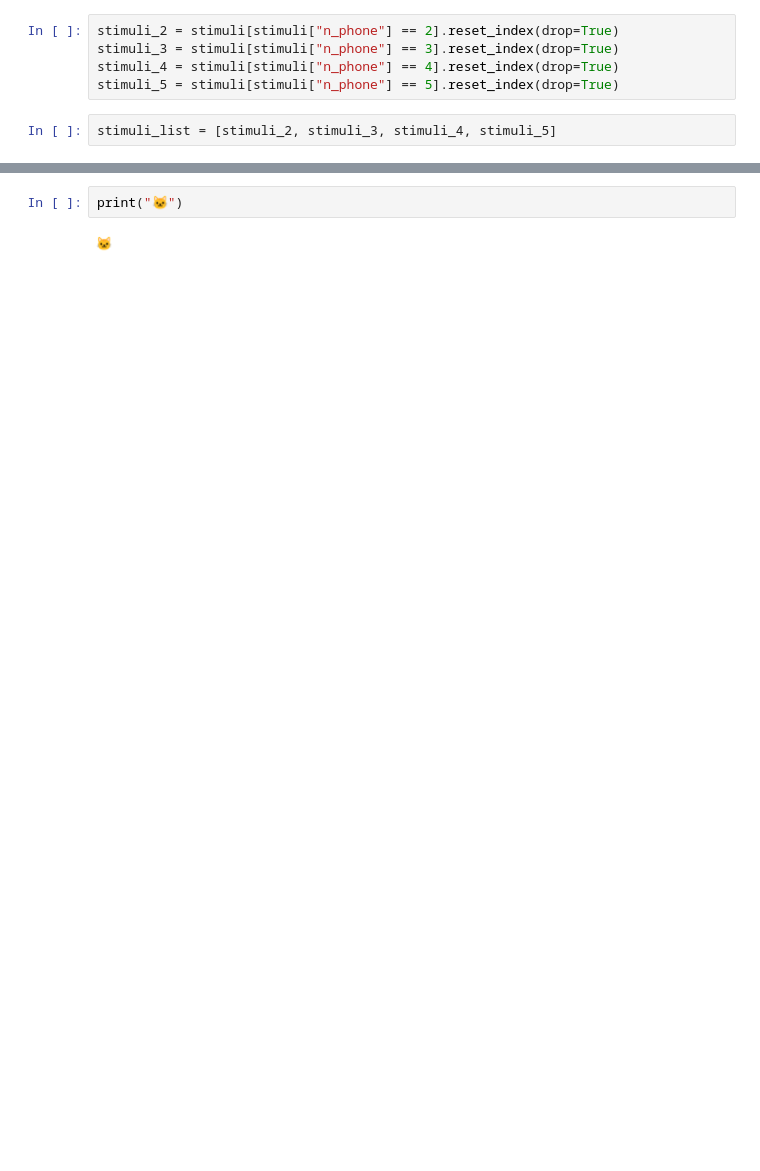
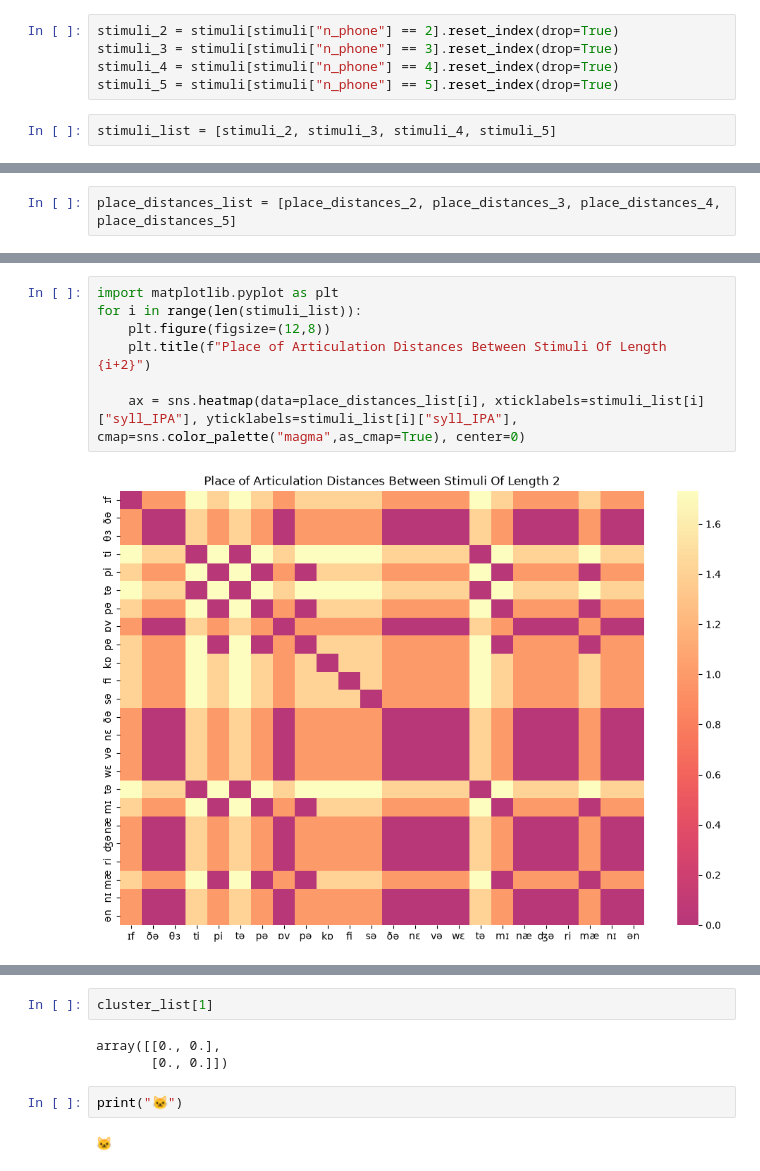
Before and after one commit to AmandaGiselleLily/TongueTwister, a Jupyter notebook: Analysis/distance_metric_grouped.ipynb, the cells around one changed output, grey strips where cells are left out. Cells and saved outputs as stored; diff of their text form; blank space fills up the shorter version.

```diff
--- a/Analysis/distance_metric_grouped.ipynb
+++ b/Analysis/distance_metric_grouped.ipynb
@@ -468,0 +588,2 @@ for d in range(len(difference_list)):
+# %%
+place_distances_list = [place_distances_2, place_distances_3, place_distances_4, place_distances_5]
@@ -490,0 +644,9 @@ for l in range(len(stimuli_list)):
+# %%
+import matplotlib.pyplot as plt
+for i in range(len(stimuli_list)):
+    plt.figure(figsize=(12,8))
+    plt.title(f"Place of Articulation Distances Between Stimuli Of Length {i+2}")
+
+    ax = sns.heatmap(data=place_distances_list[i], xticklabels=stimuli_list[i]["syll_IPA"], yticklabels=stimuli_list[i]["syll_IPA"], cmap=sns.color_palette("magma",as_cmap=True), center=0)
+# %% [output]
+[figure, added]
@@ -491,3 +656,8 @@ for l in range(len(stimuli_list)):
+# %%
+cluster_list[1]
+# %% [output]
+array([[0., 0.],
+       [0., 0.]])
 # %%
 print("🐱")
 # %% [output]
```
Also changed, not shown: parts of 38 cells of this notebook, 2 other files.
